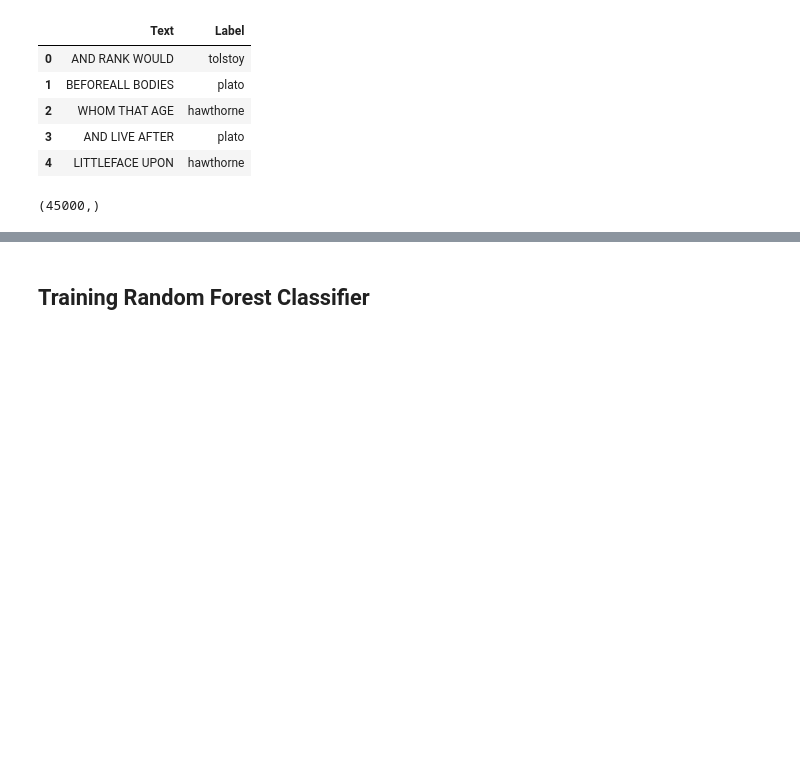
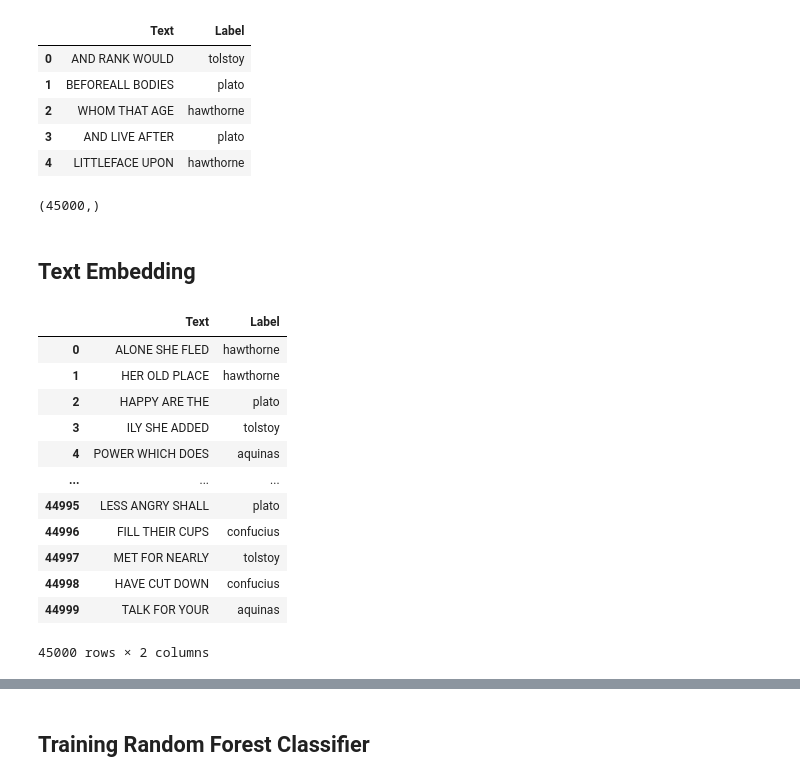
Before and after one commit to fabinahian/CSE713-Advanced-Syntactic-Pattern-Recognition, a Jupyter notebook: Projects/Text Classification for Authorship Attribution/mini_prototype/dataset_01_prototype.ipynb, the cells around one changed output, grey strips where cells are left out. Cells and saved outputs as stored; diff of their text form; code cells hidden in the pictures; blank space fills up the shorter version.

```diff
--- a/Projects/Text Classification for Authorship Attribution/mini_prototype/text_classification_for_authorship_attribution.ipynb
+++ b/Projects/Text Classification for Authorship Attribution/mini_prototype/dataset_01_prototype.ipynb
@@ -485,3 +485,21 @@ glutenburg_test.head()
 glutenburg_train["Label"].shape
 # %% [output]
 (45000,)
+# %% [markdown]
+## Text Embedding
+# %%
+glutenburg_train
+# %% [output]
+|  | Text | Label |
+| 0 | ALONE SHE FLED | hawthorne |
+| 1 | HER OLD PLACE | hawthorne |
+| 2 | HAPPY ARE THE | plato |
+| 3 | ILY SHE ADDED | tolstoy |
+| 4 | POWER WHICH DOES | aquinas |
+| ... | ... | ... |
+| 44995 | LESS ANGRY SHALL | plato |
+| 44996 | FILL THEIR CUPS | confucius |
+| 44997 | MET FOR NEARLY | tolstoy |
+| 44998 | HAVE CUT DOWN | confucius |
+| 44999 | TALK FOR YOUR | aquinas |
+45000 rows × 2 columns
```
Also changed, not shown: parts of 11 cells of this notebook, 3 other files.
